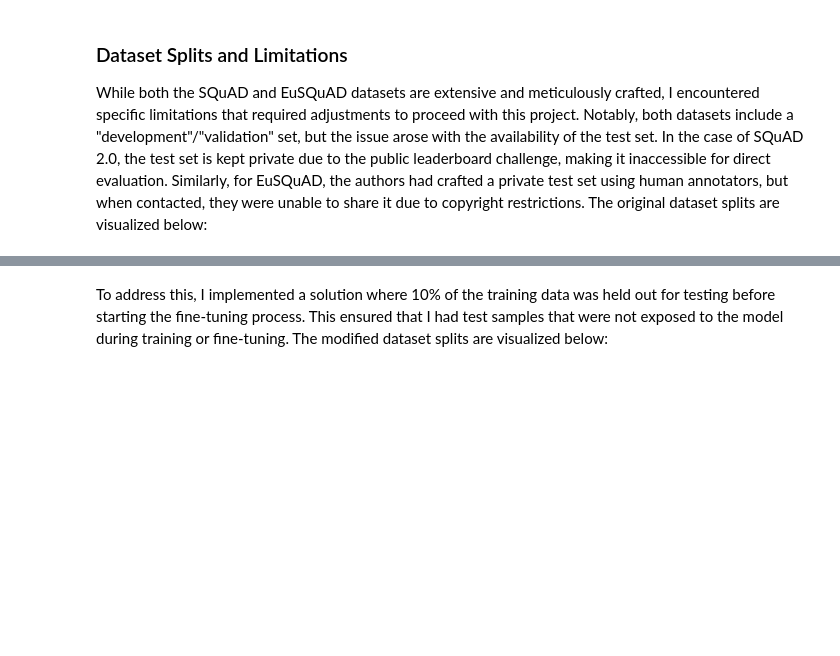
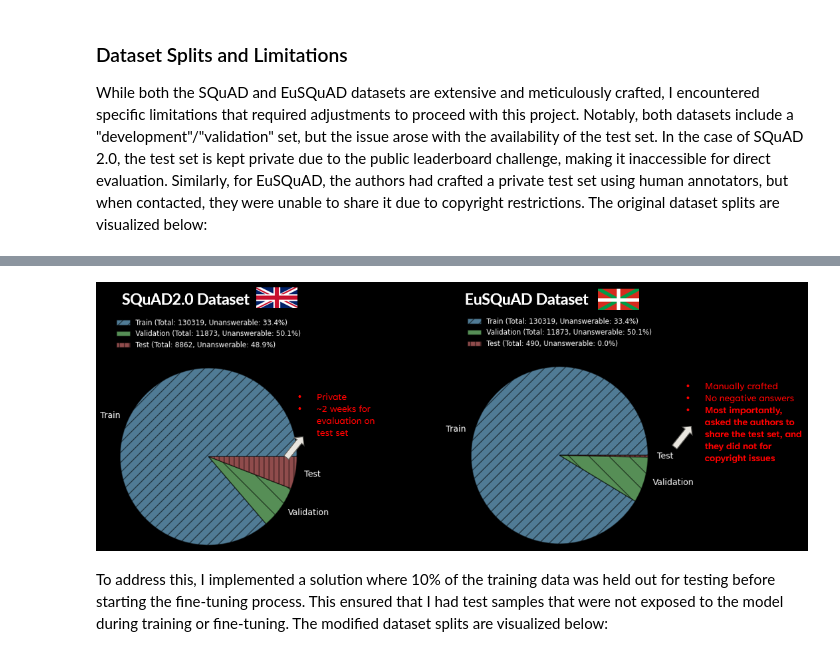
Before and after one commit to asortubay/LLM_QA_Basque, a Jupyter notebook: LLM_QA_on_Basque.ipynb, the cells around one changed output, grey strips where cells are left out. Drawn from its saved outputs; the diff is of its cells as text; code cells hidden in the pictures; blank space fills up the shorter version.

```diff
--- a/LLM_QA_on_Basque.ipynb
+++ b/LLM_QA_on_Basque.ipynb
@@ -148,2 +150,6 @@ While both the SQuAD and EuSQuAD datasets are extensive and meticulously crafted
+# %%
+display(Image.open('figures/og_dataset_splits.png'))
+# %% [output]
+[figure, added]
 # %% [markdown]
 To address this, I implemented a solution where 10% of the training data was held out for testing before starting the fine-tuning process. This ensured that I had test samples that were not exposed to the model during training or fine-tuning. The modified dataset splits are visualized below:
```
Also changed, not shown: parts of 11 cells of this notebook.
